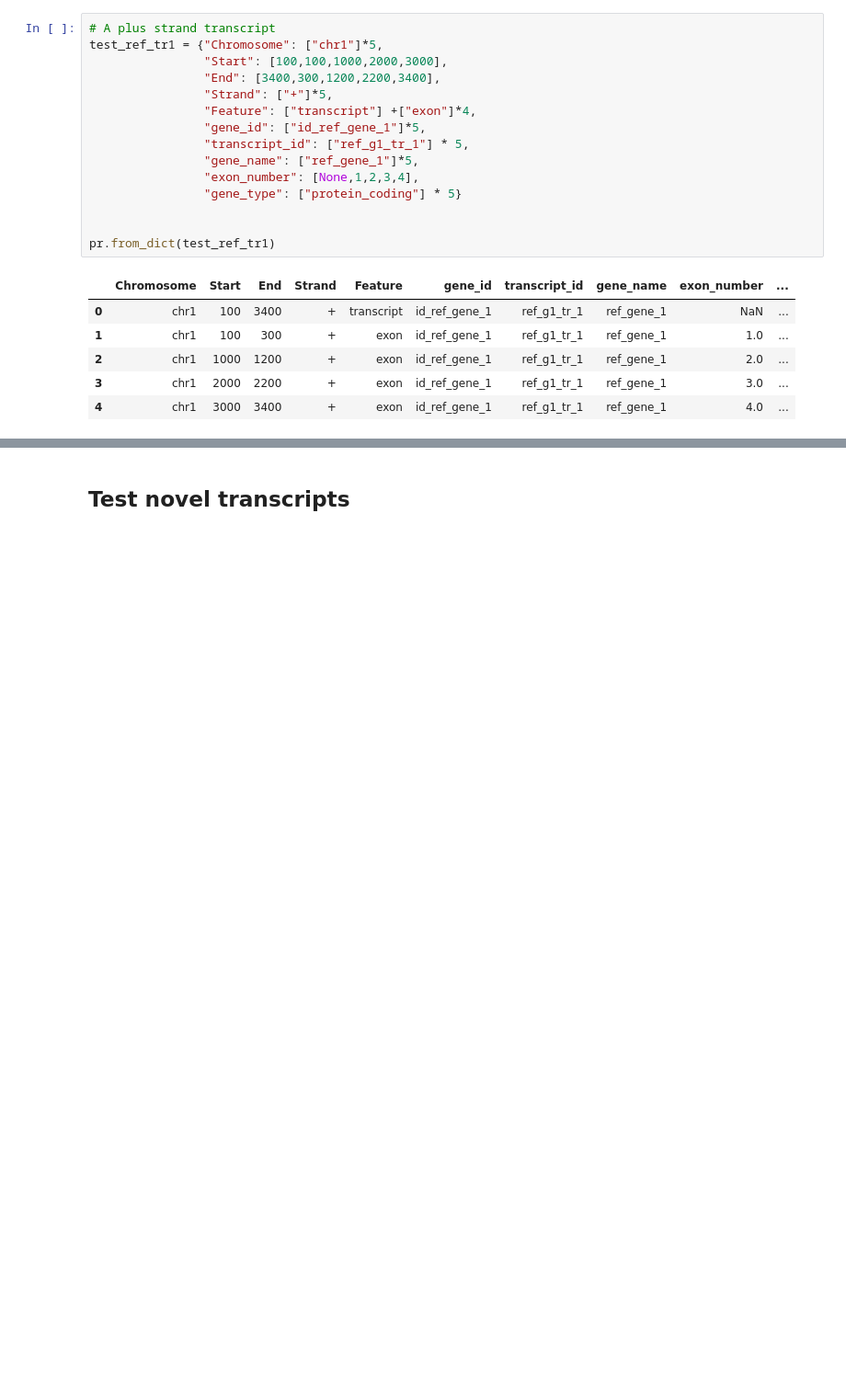
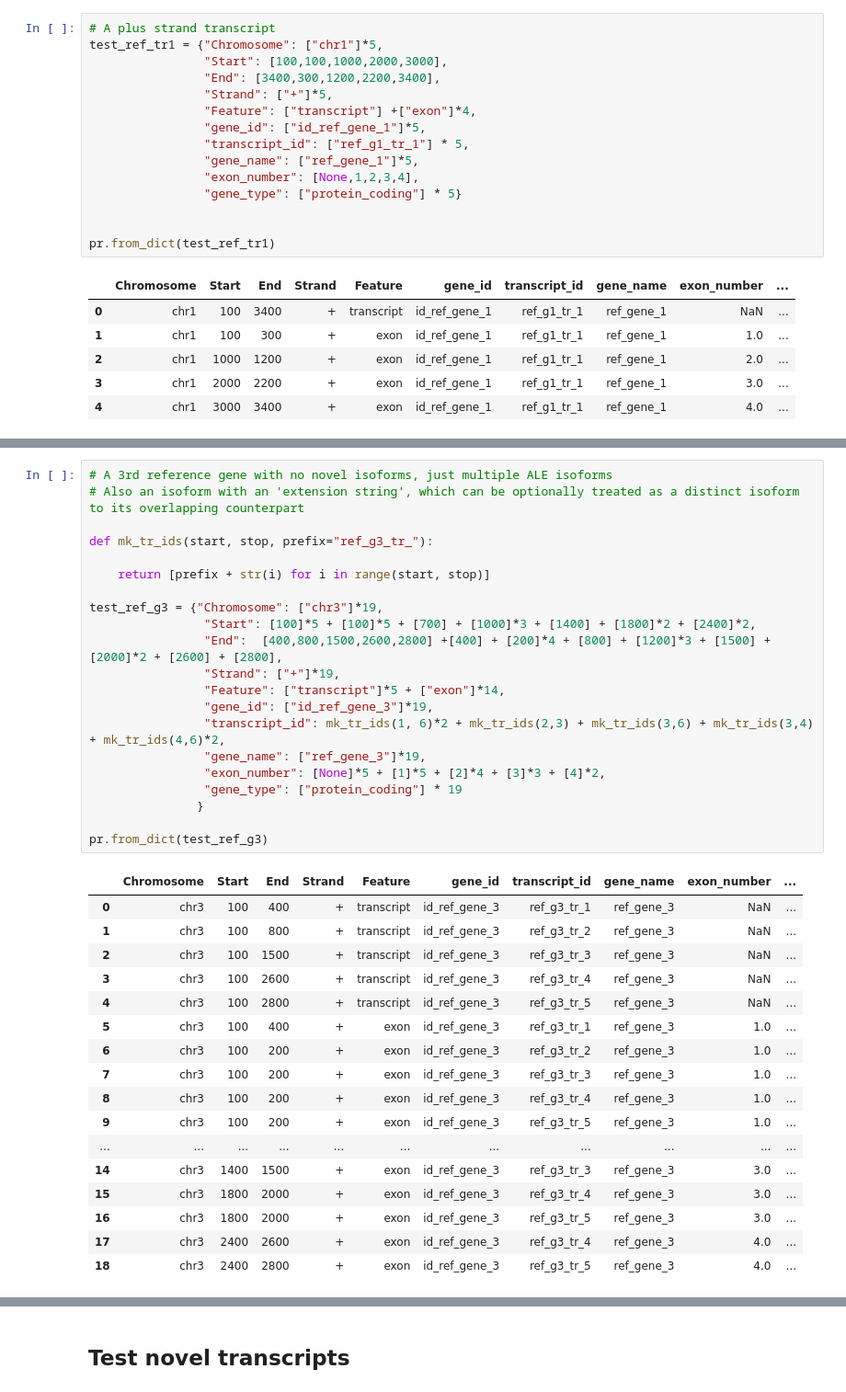
Before and after one commit to frattalab/PAPA, a Jupyter notebook: scripts/generate_test_annotations.ipynb, the cells around one changed output, grey strips where cells are left out. Shown at 92% size. Cells and saved outputs as stored; diff of their text form; blank space fills up the shorter version.

```diff
--- a/scripts/generate_test_annotations.ipynb
+++ b/scripts/generate_test_annotations.ipynb
@@ -65,0 +60,39 @@ test_ref
+# %%
+# A 3rd reference gene with no novel isoforms, just multiple ALE isoforms
+# Also an isoform with an 'extension string', which can be optionally treated as a distinct isoform to its overlapping counterpart
+
+def mk_tr_ids(start, stop, prefix="ref_g3_tr_"):
+
+    return [prefix + str(i) for i in range(start, stop)]
+
+test_ref_g3 = {"Chromosome": ["chr3"]*19,
+                "Start": [100]*5 + [100]*5 + [700] + [1000]*3 + [1400] + [1800]*2 + [2400]*2,
+                "End":  [400,800,1500,2600,2800] +[400] + [200]*4 + [800] + [1200]*3 + [1500] + [2000]*2 + [2600] + [2800],
+                "Strand": ["+"]*19,
+                "Feature": ["transcript"]*5 + ["exon"]*14,
+                "gene_id": ["id_ref_gene_3"]*19,
+                "transcript_id": mk_tr_ids(1, 6)*2 + mk_tr_ids(2,3) + mk_tr_ids(3,6) + mk_tr_ids(3,4) + mk_tr_ids(4,6)*2,
+                "gene_name": ["ref_gene_3"]*19,
+                "exon_number": [None]*5 + [1]*5 + [2]*4 + [3]*3 + [4]*2,
+                "gene_type": ["protein_coding"] * 19
+               }
+
+pr.from_dict(test_ref_g3)
+# %% [output]
+|  | Chromosome | Start | End | Strand | Feature | gene_id | transcript_id | gene_name | exon_number | ... |
+| 0 | chr3 | 100 | 400 | + | transcript | id_ref_gene_3 | ref_g3_tr_1 | ref_gene_3 | NaN | ... |
+| 1 | chr3 | 100 | 800 | + | transcript | id_ref_gene_3 | ref_g3_tr_2 | ref_gene_3 | NaN | ... |
+| 2 | chr3 | 100 | 1500 | + | transcript | id_ref_gene_3 | ref_g3_tr_3 | ref_gene_3 | NaN | ... |
+| 3 | chr3 | 100 | 2600 | + | transcript | id_ref_gene_3 | ref_g3_tr_4 | ref_gene_3 | NaN | ... |
+| 4 | chr3 | 100 | 2800 | + | transcript | id_ref_gene_3 | ref_g3_tr_5 | ref_gene_3 | NaN | ... |
+| 5 | chr3 | 100 | 400 | + | exon | id_ref_gene_3 | ref_g3_tr_1 | ref_gene_3 | 1.0 | ... |
+| 6 | chr3 | 100 | 200 | + | exon | id_ref_gene_3 | ref_g3_tr_2 | ref_gene_3 | 1.0 | ... |
+| 7 | chr3 | 100 | 200 | + | exon | id_ref_gene_3 | ref_g3_tr_3 | ref_gene_3 | 1.0 | ... |
+| 8 | chr3 | 100 | 200 | + | exon | id_ref_gene_3 | ref_g3_tr_4 | ref_gene_3 | 1.0 | ... |
+| 9 | chr3 | 100 | 200 | + | exon | id_ref_gene_3 | ref_g3_tr_5 | ref_gene_3 | 1.0 | ... |
+| ... | ... | ... | ... | ... | ... | ... | ... | ... | ... | ... |
+| 14 | chr3 | 1400 | 1500 | + | exon | id_ref_gene_3 | ref_g3_tr_3 | ref_gene_3 | 3.0 | ... |
+| 15 | chr3 | 1800 | 2000 | + | exon | id_ref_gene_3 | ref_g3_tr_4 | ref_gene_3 | 3.0 | ... |
+| 16 | chr3 | 1800 | 2000 | + | exon | id_ref_gene_3 | ref_g3_tr_5 | ref_gene_3 | 3.0 | ... |
+| 17 | chr3 | 2400 | 2600 | + | exon | id_ref_gene_3 | ref_g3_tr_4 | ref_gene_3 | 4.0 | ... |
+| 18 | chr3 | 2400 | 2800 | + | exon | id_ref_gene_3 | ref_g3_tr_5 | ref_gene_3 | 4.0 | ... |
```
Also changed, not shown: parts of 11 cells of this notebook, 5 other files.
